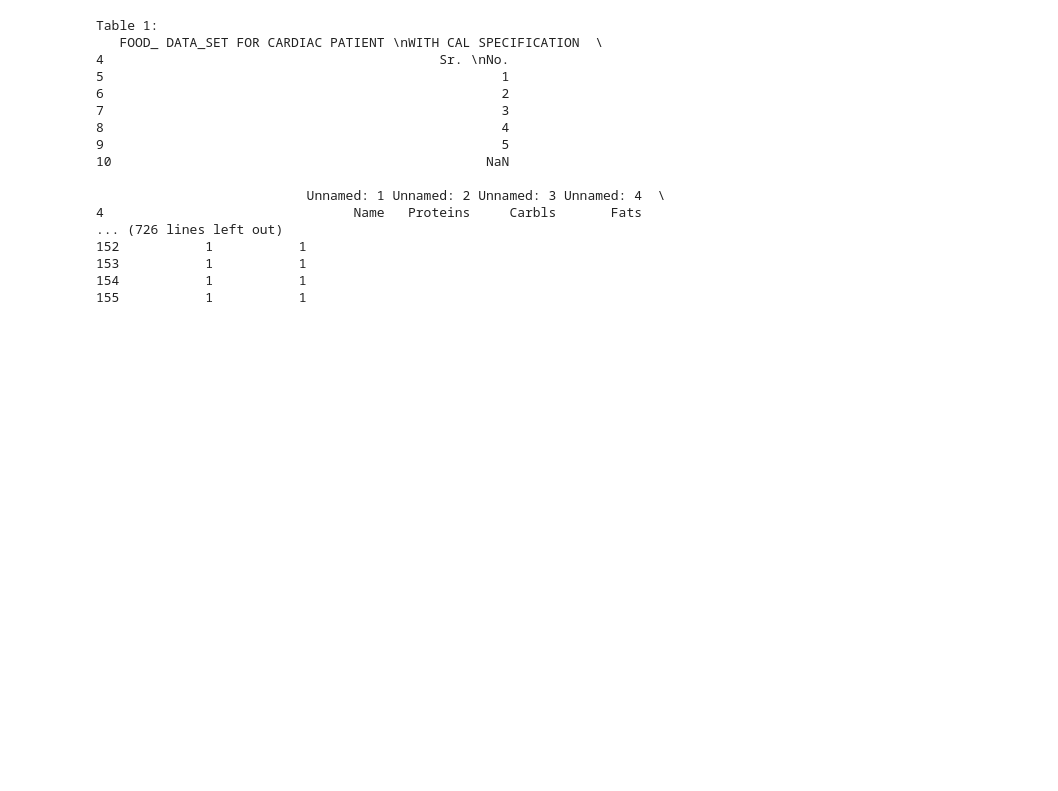
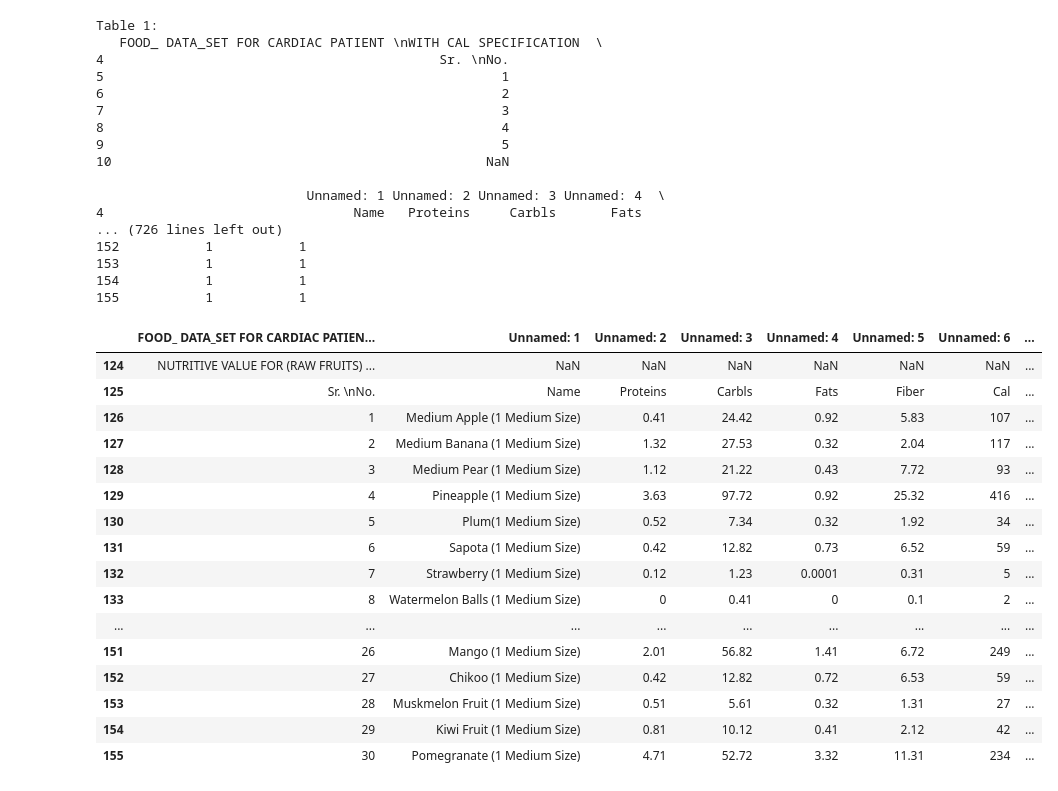
Before and after one commit to Uttampatel1/cardiac-patients-food-recommendation, a Jupyter notebook: notebooks/food_recommendation.ipynb, the cells around one changed output. Cells and saved outputs as stored; diff of their text form; code cells hidden in the pictures; blank space fills up the shorter version.

Commit message:
food info update

```diff
--- a/notebooks/food_recommendation.ipynb
+++ b/notebooks/food_recommendation.ipynb
@@ -131,3 +131,50 @@ Table 1:
 153           1           1
 154           1           1
 155           1           1
+# %%
+import pandas as pd
+
+def extract_table_info(df, table_name, start_col, end_col):
+    table = df.iloc[start_col:end_col]
+    # print(f"\n{table_name}:")
+    # print(table)
+    return table
+# %%
+
+
+# Extract information from each table
+table1 = extract_table_info(df, "Table 1", 3, 11)
+table2 = extract_table_info(df, "Table 2", 12, 16)
+table3 = extract_table_info(df, "Table 3", 17, 26)
+table4 = extract_table_info(df, "Table 4", 28, 33)
+table5 = extract_table_info(df, "Table 5", 35, 41)
+table6 = extract_table_info(df, "Table 6", 43, 56)
+table7 = extract_table_info(df, "Table 7", 58, 63)
+table8 = extract_table_info(df, "Table 8", 65, 71)
+table9 = extract_table_info(df, "Table 9", 73, 80)
+table10 = extract_table_info(df, "Table 10", 82, 96)
+table11 = extract_table_info(df, "Table 11", 98, 105)
+table12 = extract_table_info(df, "Table 12", 107, 110)
+table13 = extract_table_info(df, "Table 13", 112, 115)
+table14 = extract_table_info(df, "Table 14", 117, 122)
+table15 = extract_table_info(df, "Table 15", 124, 156)
+# %%
+table15
+# %% [output]
+|  | FOOD_ DATA_SET FOR CARDIAC PATIEN... | Unnamed: 1 | Unnamed: 2 | Unnamed: 3 | Unnamed: 4 | Unnamed: 5 | Unnamed: 6 | ... |
+| 124 | NUTRITIVE VALUE FOR (RAW FRUITS) ... | NaN | NaN | NaN | NaN | NaN | NaN | ... |
+| 125 | Sr. \nNo. | Name | Proteins | Carbls | Fats | Fiber | Cal | ... |
+| 126 | 1 | Medium Apple (1 Medium Size) | 0.41 | 24.42 | 0.92 | 5.83 | 107 | ... |
+| 127 | 2 | Medium Banana (1 Medium Size) | 1.32 | 27.53 | 0.32 | 2.04 | 117 | ... |
+| 128 | 3 | Medium Pear (1 Medium Size) | 1.12 | 21.22 | 0.43 | 7.72 | 93 | ... |
+| 129 | 4 | Pineapple (1 Medium Size) | 3.63 | 97.72 | 0.92 | 25.32 | 416 | ... |
+| 130 | 5 | Plum(1 Medium Size) | 0.52 | 7.34 | 0.32 | 1.92 | 34 | ... |
+| 131 | 6 | Sapota (1 Medium Size) | 0.42 | 12.82 | 0.73 | 6.52 | 59 | ... |
+| 132 | 7 | Strawberry (1 Medium Size) | 0.12 | 1.23 | 0.0001 | 0.31 | 5 | ... |
+| 133 | 8 | Watermelon Balls (1 Medium Size) | 0 | 0.41 | 0 | 0.1 | 2 | ... |
+| ... | ... | ... | ... | ... | ... | ... | ... | ... |
+| 151 | 26 | Mango (1 Medium Size) | 2.01 | 56.82 | 1.41 | 6.72 | 249 | ... |
+| 152 | 27 | Chikoo (1 Medium Size) | 0.42 | 12.82 | 0.72 | 6.53 | 59 | ... |
+| 153 | 28 | Muskmelon Fruit (1 Medium Size) | 0.51 | 5.61 | 0.32 | 1.31 | 27 | ... |
+| 154 | 29 | Kiwi Fruit (1 Medium Size) | 0.81 | 10.12 | 0.41 | 2.12 | 42 | ... |
+| 155 | 30 | Pomegranate (1 Medium Size) | 4.71 | 52.72 | 3.32 | 11.31 | 234 | ... |
```
Also changed, not shown: 1 other file.
